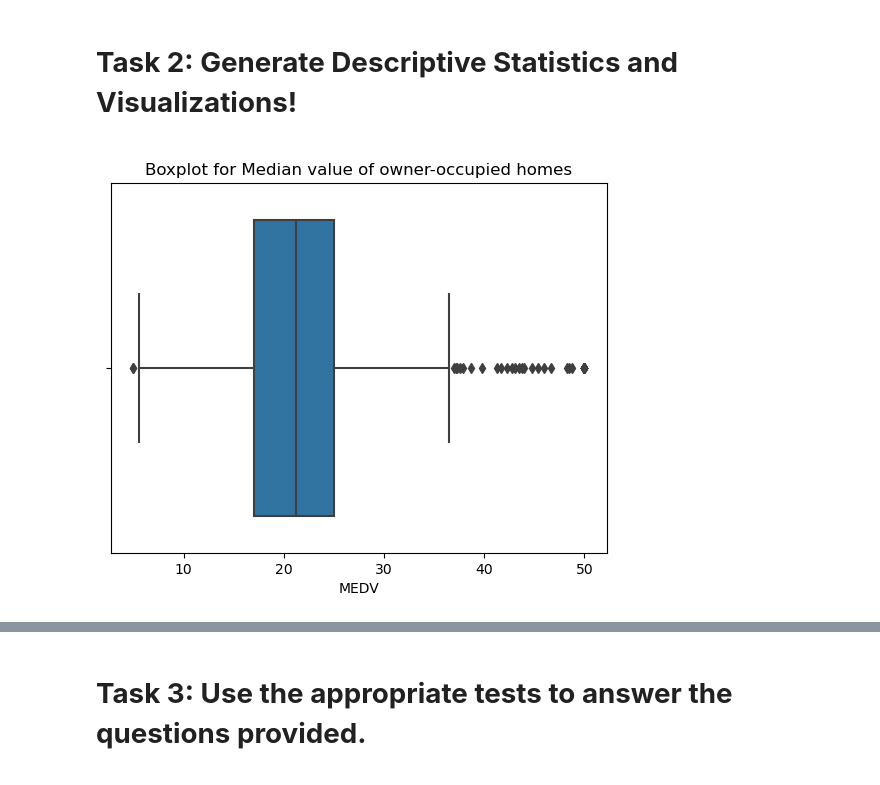
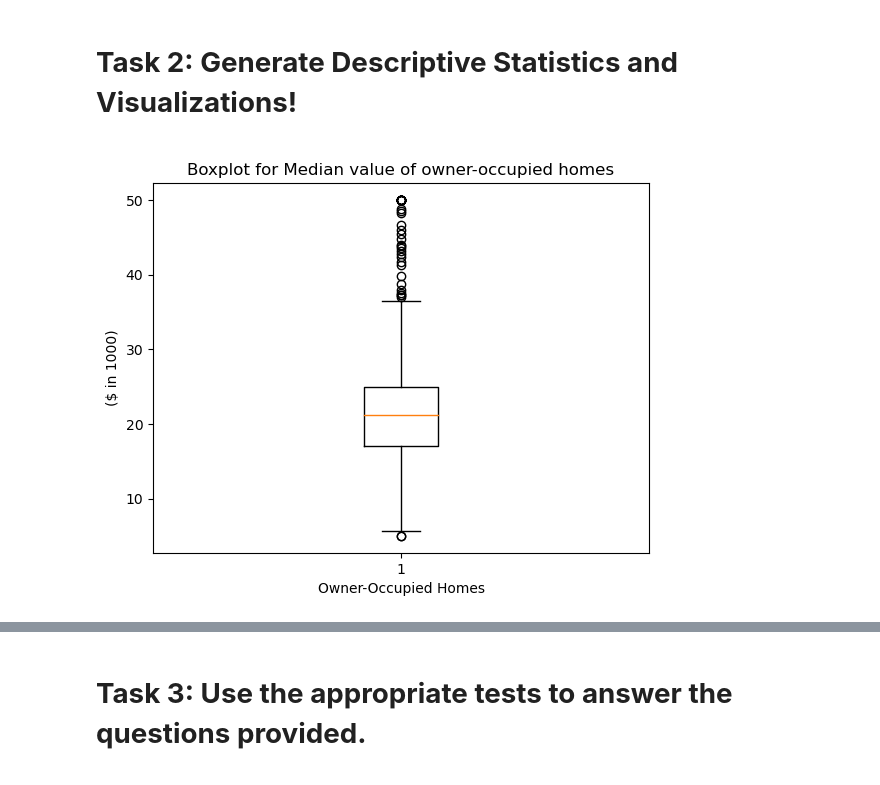
Before and after one commit to saradnitin/SharePointPractice, a Jupyter notebook: Peer-Graded-Assignment-jupyterlite-v2.ipynb, the cells around one changed output, grey strips where cells are left out. Drawn from its saved outputs; the diff is of its cells as text; code cells hidden in the pictures.

```diff
--- a/Peer-Graded-Assignment-jupyterlite-v2.ipynb
+++ b/Peer-Graded-Assignment-jupyterlite-v2.ipynb
@@ -72,8 +81,10 @@ boston_df.describe()
 <b><h1>Task 2: Generate Descriptive Statistics and Visualizations!
 # %%
 #For the "Median value of owner-occupied homes" provide a boxplot
-sns.boxplot(x=boston_df.MEDV)
+pyplot.boxplot(boston_df.MEDV)
 pyplot.title("Boxplot for Median value of owner-occupied homes")
+pyplot.ylabel("($ in 1000)")
+pyplot.xlabel("Owner-Occupied Homes")
 pyplot.show()
 # %% [output]
-[figure, old version]
+[figure, new version]
```
Also changed, not shown: parts of 20 cells of this notebook.
